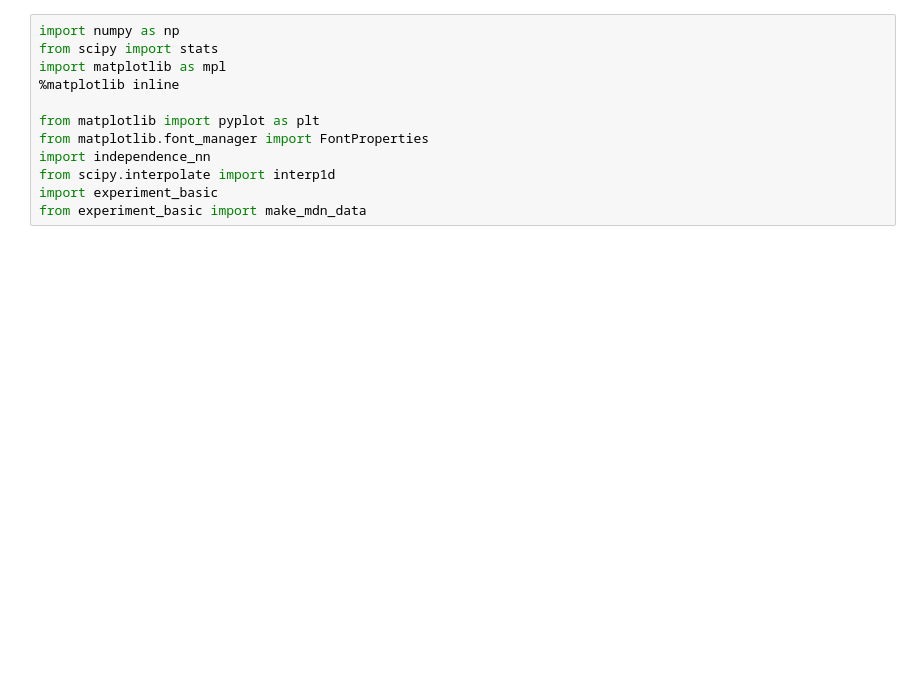
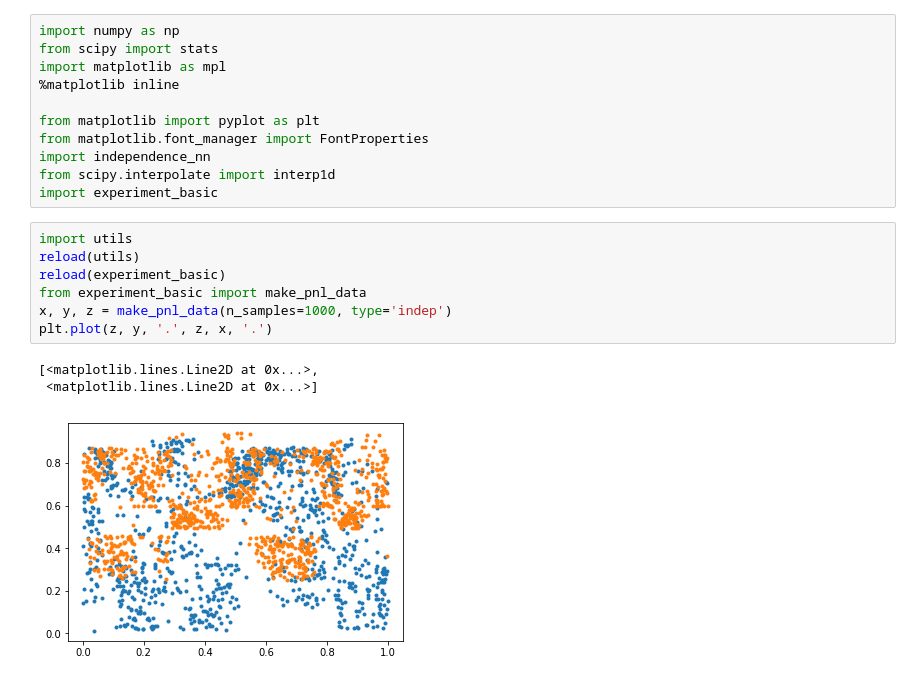
Before and after one commit to kjchalup/independence_test, a Jupyter notebook: Figures.ipynb, the cells around one changed output. Saved outputs shown, nothing was run; the diff lists cells and outputs as text; blank space fills up the shorter version.

```diff
--- a/Figures.ipynb
+++ b/Figures.ipynb
@@ -9,6 +9,16 @@ from matplotlib.font_manager import FontProperties
 import independence_nn
 from scipy.interpolate import interp1d
 import experiment_basic
-from experiment_basic import make_mdn_data
+# %%
+import utils
+reload(utils)
+reload(experiment_basic)
+from experiment_basic import make_pnl_data
+x, y, z = make_pnl_data(n_samples=1000, type='indep')
+plt.plot(z, y, '.', z, x, '.')
+# %% [output]
+[<matplotlib.lines.Line2D at 0x...>,
+ <matplotlib.lines.Line2D at 0x...>]
+[figure, added]
 # %%
 """ Fig. 1: Walk-through of the independence
```
Also changed, not shown: parts of 3 cells of this notebook, 6 other files.
